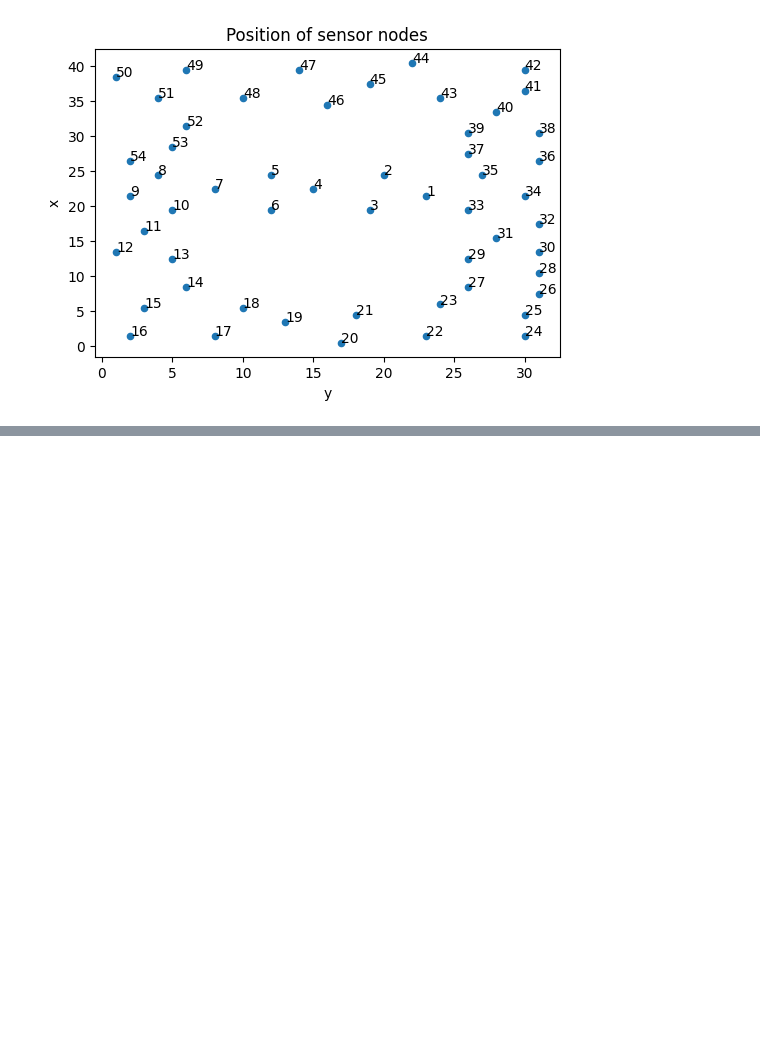
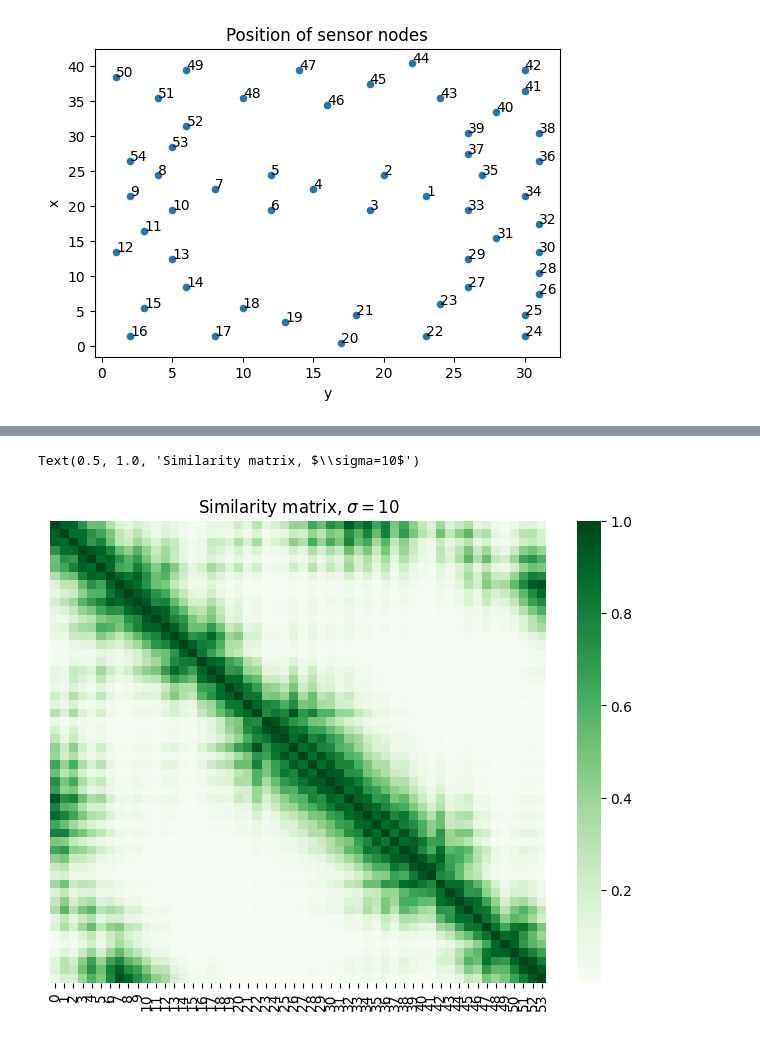
Before and after one commit to siji2022/CS6604_LoG_project, a Jupyter notebook: position_analysis.ipynb, the cells around one changed output, grey strips where cells are left out. Drawn from its saved outputs; the diff is of its cells as text; code cells hidden in the pictures; blank space fills up the shorter version.

```diff
--- a/position_analysis.ipynb
+++ b/position_analysis.ipynb
@@ -46,0 +79,6 @@ for i in position_data.index:
+# %%
+# create a distance matrix
+from scipy.spatial.distance import pdist, squareform
+position=np.array(position_data)
+distance=squareform(pdist(position))
+print(np.std(distance))
@@ -46,0 +87,4 @@ for i in position_data.index:
+# %%
+# similarity matrix
+similarity=np.exp(-distance**2/(2*100))
+print(similarity)
@@ -46,0 +99,9 @@ for i in position_data.index:
+# %%
+# plot the similarity matrix
+plt.figure(figsize=(8,6))
+sns.heatmap(similarity, cmap='Greens', xticklabels=True, yticklabels=False)
+# add title
+plt.title('Similarity matrix, $\sigma=10$')
+# %% [output]
+Text(0.5, 1.0, 'Similarity matrix, $\\sigma=10$')
+[figure, added]
```
Also changed, not shown: parts of 5 cells of this notebook, 3 other files.
